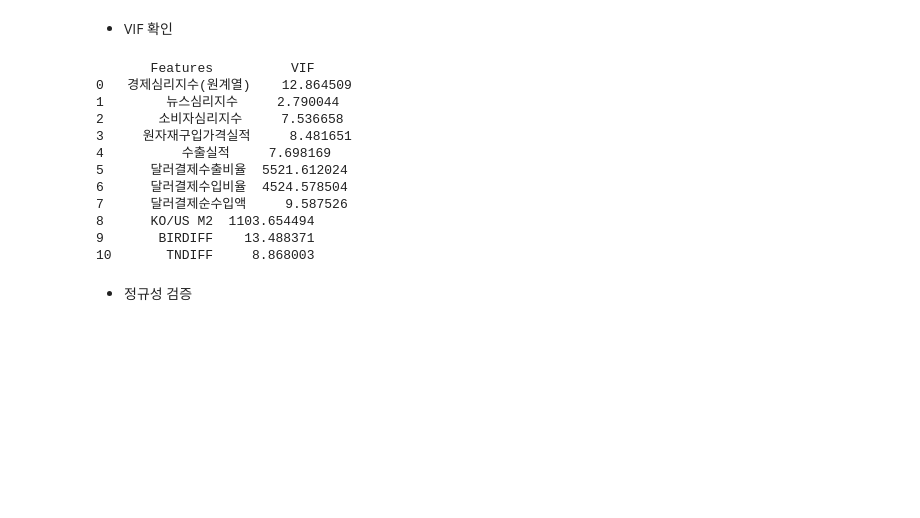
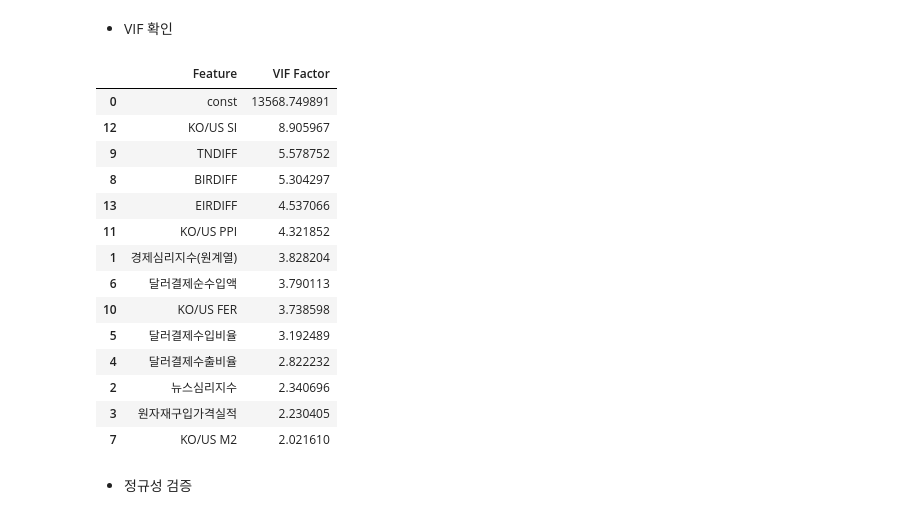
Before and after one commit to Jay-hook/mine, a Jupyter notebook: Monthlypreprocessing.ipynb, the cells around one changed output. Drawn from its saved outputs; the diff is of its cells as text; code cells hidden in the pictures; blank space fills up the shorter version.

```diff
--- a/Monthlypreprocessing.ipynb
+++ b/Monthlypreprocessing.ipynb
@@ -275,22 +332,38 @@ sns.heatmap(corr_data, annot=True, cmap='coolwarm', linewidths=.5, fmt='.2f', ma
+# %%
+# VIF 확인하기
+# X = df.drop(['시점','KRW/USD'], axis=1)
+# statsmodels의 상수항을 추가하기 위해 X에 상수 열 추가
+X = sm.add_constant(X)
+
+# VIF 계산
+vif = pd.DataFrame()
+vif["Feature"] = X.columns
+vif["VIF Factor"] = [variance_inflation_factor(X.values, i) for i in range(X.shape[1])]
+
+# VIF 결과 출력
+vif.sort_values('VIF Factor',ascending=False)
+# %% [output]
+|  | Feature | VIF Factor |
+| 0 | const | 13568.749891 |
+| 12 | KO/US SI | 8.905967 |
+| 9 | TNDIFF | 5.578752 |
+| 8 | BIRDIFF | 5.304297 |
+| 13 | EIRDIFF | 4.537066 |
+| 11 | KO/US PPI | 4.321852 |
+| 1 | 경제심리지수(원계열) | 3.828204 |
+| 6 | 달러결제순수입액 | 3.790113 |
+| 10 | KO/US FER | 3.738598 |
+| 5 | 달러결제수입비율 | 3.192489 |
+| 4 | 달러결제수출비율 | 2.822232 |
+| 2 | 뉴스심리지수 | 2.340696 |
+| 3 | 원자재구입가격실적 | 2.230405 |
+| 7 | KO/US M2 | 2.021610 |
 # %%
-# VIF확인하기
-vif = pd.DataFrame()
-vif["Features"] = X.columns
-vif["VIF"] = [variance_inflation_factor(X.values, i) for i in range(X.shape[1])]
-print(vif)
+# # VIF확인하기
+# vif = pd.DataFrame()
+# vif["Features"] = X.columns
+# vif["VIF"] = [variance_inflation_factor(X.values, i) for i in range(X.shape[1])]
+# print(vif)
-# %% [output]
-       Features          VIF
-0   경제심리지수(원계열)    12.864509
-1        뉴스심리지수     2.790044
-2       소비자심리지수     7.536658
-3     원자재구입가격실적     8.481651
-4          수출실적     7.698169
-5      달러결제수출비율  5521.612024
-6      달러결제수입비율  4524.578504
-7      달러결제순수입액     9.587526
-8      KO/US M2  1103.654494
-9       BIRDIFF    13.488371
-10       TNDIFF     8.868003
 # %% [markdown]
 - 정규성 검증
 # %%
```
Also changed, not shown: parts of 35 cells of this notebook, 5 other files.
